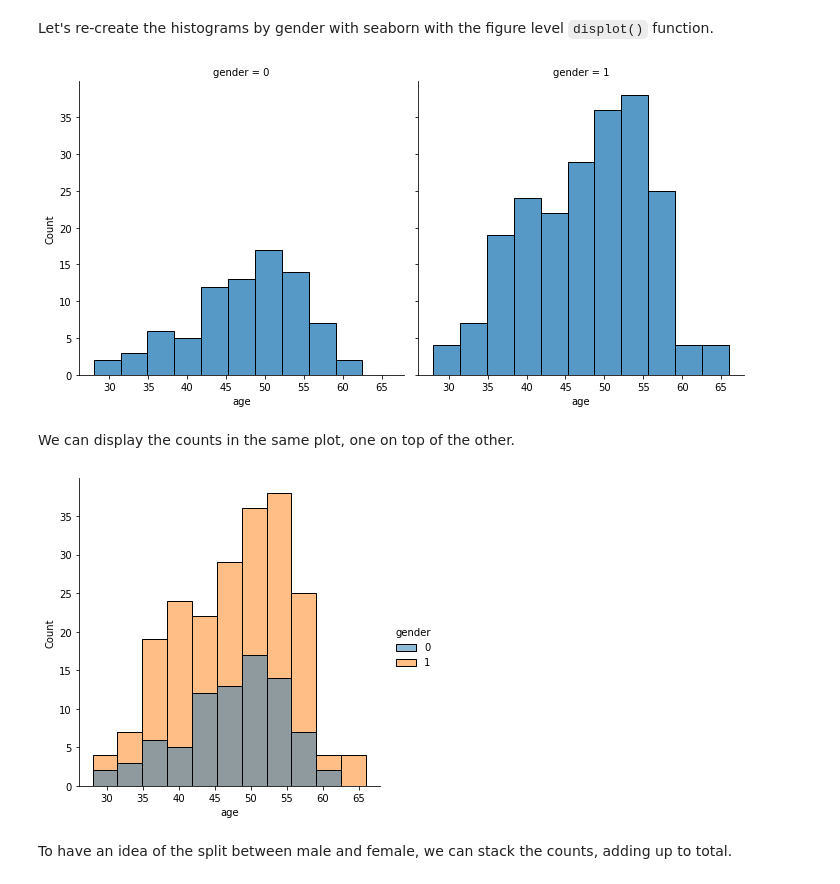
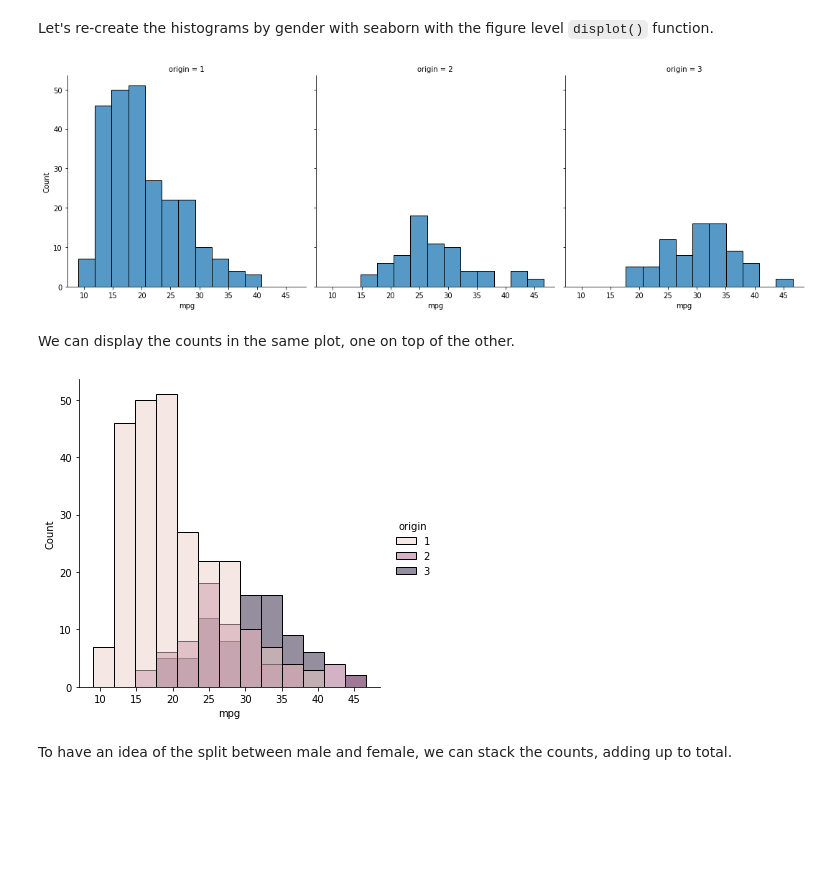
Before and after one commit to ENSF611/lab0-data-and-visualization-review-aamanuel1, a Jupyter notebook: lab0-visualization-auto_mpg.ipynb, the cells around one changed output. Saved outputs shown, nothing was run; the diff lists cells and outputs as text; code cells hidden in the pictures; blank space fills up the shorter version.

Commit message:
Finished updating visualization-auto_mpg and small update to pandas-auto_mpg

```diff
--- a/lab0-visualization-auto_mpg.ipynb
+++ b/lab0-visualization-auto_mpg.ipynb
@@ -108,3 +112,6 @@ data = pd.read_csv('heart-attack.csv', na_values='?')
+# %%
+auto_mpg_names = ['mpg', 'cylinders', 'displacement', 'horsepower', 'weight', 'acceleration', 'model year', 'origin', 'car name']
+data = pd.read_csv('auto-mpg.data', header=None, sep='\s+', na_values='?', names=auto_mpg_names)
 # %% [markdown]
 Plotting all columns, works, but does not provide a lot of insight.
 # %%
@@ -189,16 +199,16 @@ import seaborn as sns
 Let's re-create the histograms by gender with seaborn with the figure level `displot()` function.
 # %%
 # Use gender to split age into columns
-sns.displot(x='age', col='gender', data=data);
+sns.displot(x='mpg', col='origin', data=data);
 # %% [output]
-[figure, old version]
+[figure, new version]
 # %% [markdown]
 We can display the counts in the same plot, one on top of the other.
 # %%
 # Use gender to color (hue) in the same plot
-sns.displot(x='age', hue='gender', data=data);
+sns.displot(x='mpg', hue='origin', data=data);
 # %% [output]
-[figure, old version]
+[figure, new version]
 # %% [markdown]
 To have an idea of the split between male and female, we can stack the counts, adding up to total.
 # %%
```
Also changed, not shown: parts of 26 cells of this notebook, 1 other file.
